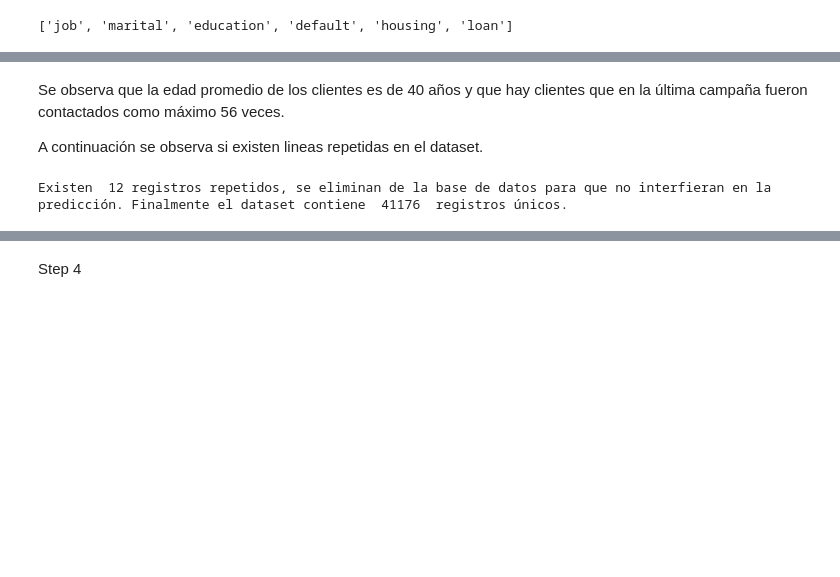
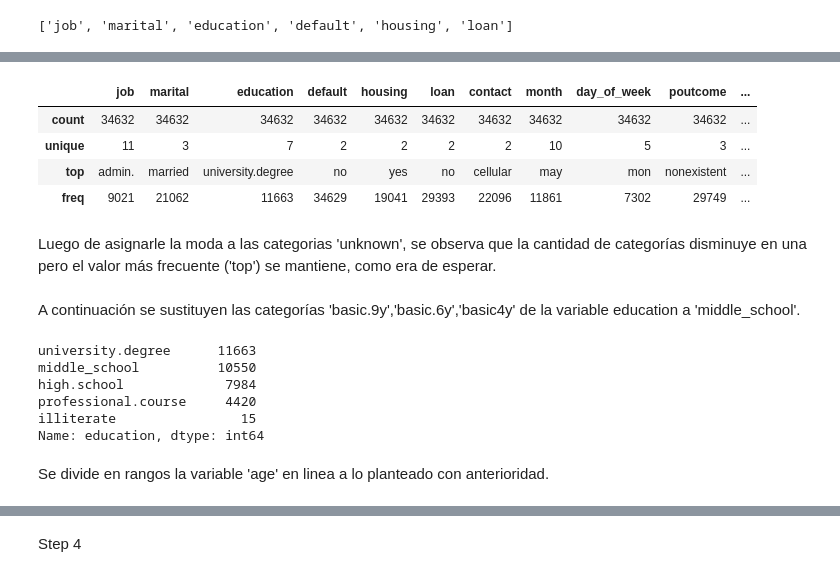
Before and after one commit to anasofiasama/Logistic-Regression-Project-Tutorial, a Jupyter notebook: src/explore.ipynb, the cells around one changed output, grey strips where cells are left out. Cells and saved outputs as stored; diff of their text form; code cells hidden in the pictures; blank space fills up the shorter version.

```diff
--- a/src/explore.ipynb
+++ b/src/explore.ipynb
@@ -68,0 +186,4 @@ Exploro las categorias posibles de cada variable cualitativa para ver cuáles ti
+# %%
+for i in ['duration','campaign','cons.conf.idx']:
+    df=df[(df[i]> dic_min[i]) & (df[i]<dic_max[i])]
+    df.reset_index(inplace=True,drop=True)
@@ -74,6 +230,3 @@ for i in df:
 print(uk)
 # %% [output]
 ['job', 'marital', 'education', 'default', 'housing', 'loan']
-# %%
-for i in uk:
-    df[i].replace(to_replace='unknown', value= df[i].mode())
@@ -94,10 +232,0 @@ round(df.describe(include=['int','float64']),2)
-# %% [markdown]
-Se observa que la edad promedio de los clientes es de 40 años y que hay clientes que en la última campaña fueron contactados como máximo 56 veces.
-
-A continuación se observa si existen lineas repetidas en el dataset.
-# %%
-print('Existen ', df.duplicated().sum(),'registros repetidos, se eliminan de la base de datos para que no interfieran en la predicción. Finalmente el dataset contiene ', len(df.drop_duplicates()),' registros únicos.')
-
-df=df.drop_duplicates()
-# %% [output]
-Existen  12 registros repetidos, se eliminan de la base de datos para que no interfieran en la predicción. Finalmente el dataset contiene  41176  registros únicos.
@@ -103,0 +243,24 @@ Existen  12 registros repetidos, se eliminan de la base de datos para que no int
+# %%
+df.describe(include='category')
+# %% [output]
+|  | job | marital | education | default | housing | loan | contact | month | day_of_week | poutcome | ... |
+| count | 34632 | 34632 | 34632 | 34632 | 34632 | 34632 | 34632 | 34632 | 34632 | 34632 | ... |
+| unique | 11 | 3 | 7 | 2 | 2 | 2 | 2 | 10 | 5 | 3 | ... |
+| top | admin. | married | university.degree | no | yes | no | cellular | may | mon | nonexistent | ... |
+| freq | 9021 | 21062 | 11663 | 34629 | 19041 | 29393 | 22096 | 11861 | 7302 | 29749 | ... |
+# %% [markdown]
+Luego de asignarle la moda a las categorias 'unknown', se observa que la cantidad de categorías disminuye en una pero el valor más frecuente ('top') se mantiene, como era de esperar.
+# %% [markdown]
+A continuación se sustituyen las categorías 'basic.9y','basic.6y','basic4y' de la variable education a 'middle_school'.
+# %%
+df=df.replace({'education':['basic.9y','basic.6y','basic.4y']}, 'middle_school')
+df['education'].value_counts()
+# %% [output]
+university.degree      11663
+middle_school          10550
+high.school             7984
+professional.course     4420
+illiterate                15
+Name: education, dtype: int64
+# %% [markdown]
+Se divide en rangos la variable 'age' en linea a lo planteado con anterioridad.
```
Also changed, not shown: parts of 36 cells of this notebook.
